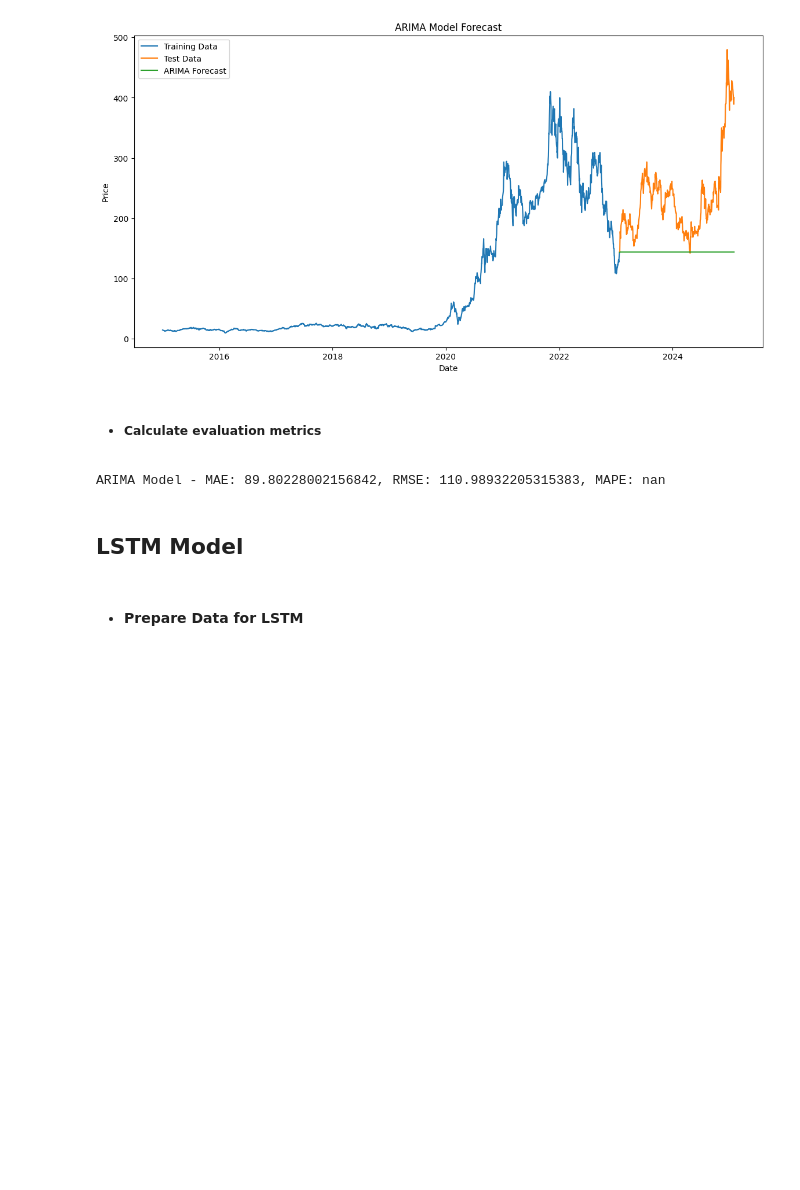
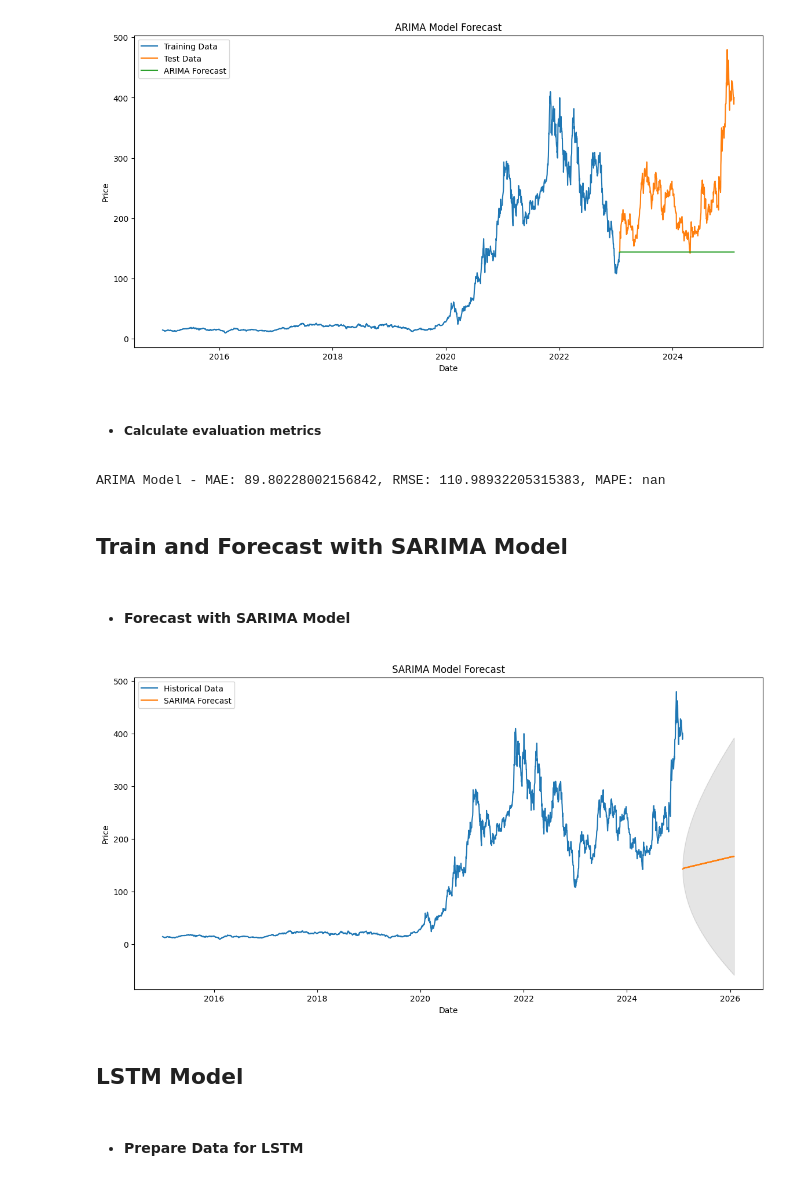
Before and after one commit to teddyhabtamu/Kifiya-AIM-Week-11, a Jupyter notebook: notebooks/TS_Forcasting_Models.ipynb, the cells around one changed output. Drawn from its saved outputs; the diff is of its cells as text; code cells hidden in the pictures; blank space fills up the shorter version.

Commit message:
Forcast BND and SPY Prices

```diff
--- a/notebooks/TS_Forcasting_Models.ipynb
+++ b/notebooks/TS_Forcasting_Models.ipynb
@@ -79,3 +79,30 @@ arima_mape = np.mean(np.abs((test - arima_forecast) / test)) * 100
 print(f'ARIMA Model - MAE: {arima_mae}, RMSE: {arima_rmse}, MAPE: {arima_mape}')
 # %% [output]
 ARIMA Model - MAE: 89.80228002156842, RMSE: 110.98932205315383, MAPE: nan
+# %% [markdown]
+## Train and Forecast with SARIMA Model
+# %%
+from statsmodels.tsa.statespace.sarimax import SARIMAX
+
+# Train the SARIMA model
+sarima_model = SARIMAX(train, order=(1, 1, 1), seasonal_order=(1, 1, 1, 12))
+sarima_model_fit = sarima_model.fit(disp=False)
+# %% [markdown]
+* #### Forecast with SARIMA Model
+# %%
+# Forecast for the next 12 months
+sarima_forecast = sarima_model_fit.get_forecast(steps=365)
+sarima_forecast_ci = sarima_forecast.conf_int()
+
+# Plot the forecast
+plt.figure(figsize=(14, 7))
+plt.plot(close_prices, label='Historical Data')
+plt.plot(pd.date_range(start=test.index[-1], periods=365, freq='D'), sarima_forecast.predicted_mean, label='SARIMA Forecast')
+plt.fill_between(pd.date_range(start=test.index[-1], periods=365, freq='D'), sarima_forecast_ci.iloc[:, 0], sarima_forecast_ci.iloc[:, 1], color='k', alpha=0.1)
+plt.title('SARIMA Model Forecast')
+plt.xlabel('Date')
+plt.ylabel('Price')
+plt.legend()
+plt.show()
+# %% [output]
+[figure, added]
```
Also changed, not shown: parts of 2 cells of this notebook.
